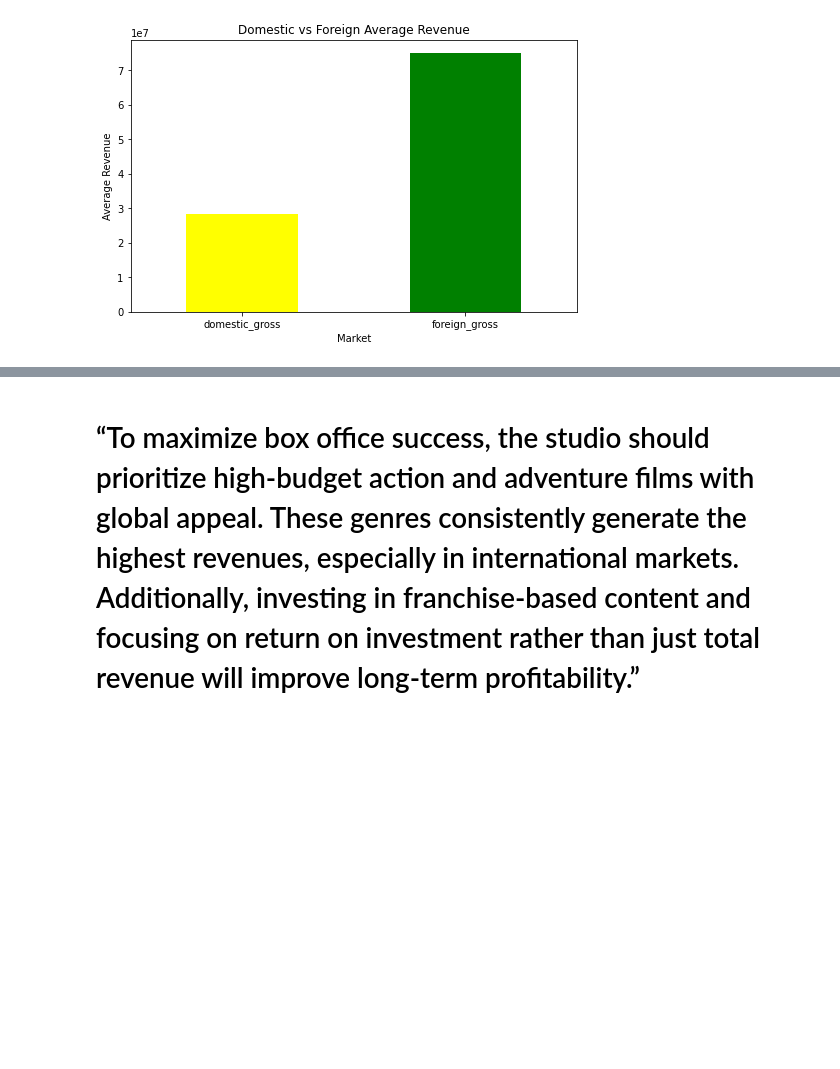
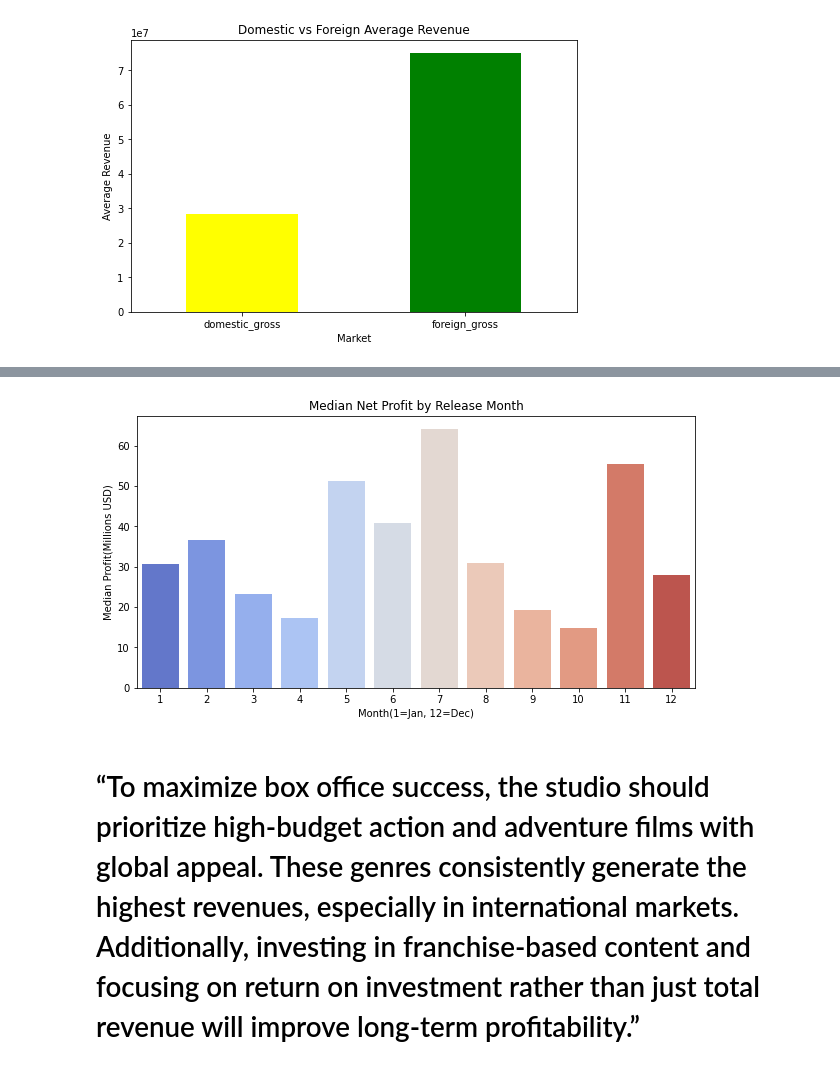
Before and after one commit to CharityNduati/movie-industry-strategic-analysis, a Jupyter notebook: project_phase_2.ipynb, the cells around one changed output, grey strips where cells are left out. Drawn from its saved outputs; the diff is of its cells as text; code cells hidden in the pictures; blank space fills up the shorter version.

```diff
--- a/project_phase_2.ipynb
+++ b/project_phase_2.ipynb
@@ -403,3 +487,17 @@ merged_1['roi'] = merged_1['profit'] / merged_1['production_budget']
+# %%
+# Analysing seasonal success to determine the best time of the year to release our movies
+monthly_profit= merged_1.groupby('release_month')['profit'].median()/1_000_000
+# In millions
+plt.figure(figsize=(10,5))
+sns.barplot(x=monthly_profit.index, y=monthly_profit.values, palette='coolwarm')
+plt.title("Median Net Profit by Release Month")
+plt.xlabel("Month(1=Jan, 12=Dec)")
+plt.ylabel("Median Profit(Millions USD)")
+
+
+plt.show()
+# %% [output]
+[figure, added]
 # %%
 # Learn from top studios
 # Genre choices, Release timing and Franchise strategy
```
Also changed, not shown: parts of 10 cells of this notebook.
